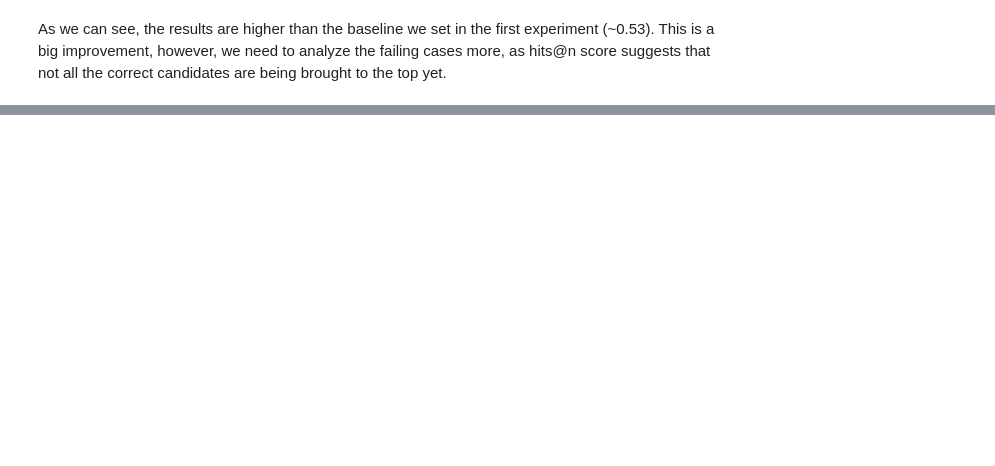
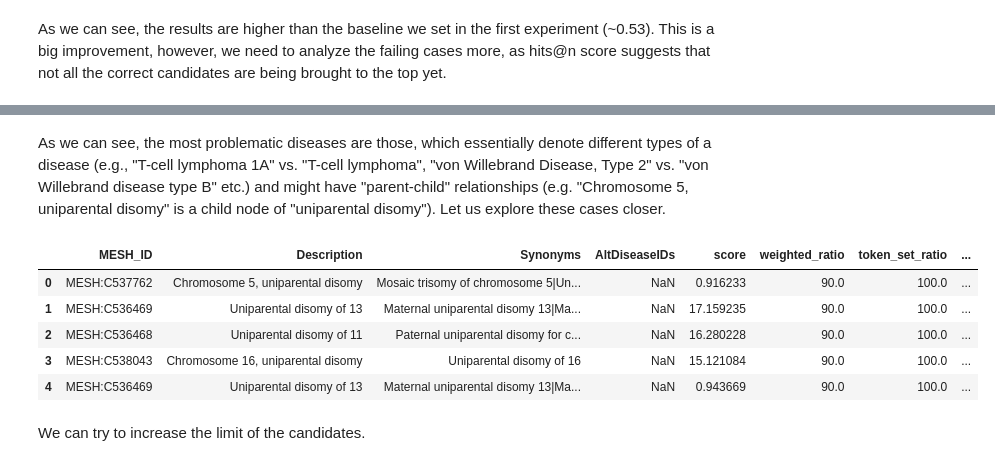
Before and after one commit to Yuliana7/biomedical-entity-linking, a Jupyter notebook: notebooks/canditates_ranking.ipynb, the cells around one changed output, grey strips where cells are left out. Drawn from its saved outputs; the diff is of its cells as text; code cells hidden in the pictures; blank space fills up the shorter version.

```diff
--- a/notebooks/canditates_ranking.ipynb
+++ b/notebooks/canditates_ranking.ipynb
@@ -211,0 +448,14 @@ As we can see, the results are higher than the baseline we set in the first expe
+# %% [markdown]
+As we can see, the most problematic diseases are those, which essentially denote different types of a disease (e.g., "T-cell lymphoma 1A" vs. "T-cell lymphoma", "von Willebrand Disease, Type 2" vs. "von Willebrand disease type B" etc.) and might have "parent-child" relationships (e.g. "Chromosome 5, uniparental disomy" is a child node of "uniparental disomy"). Let us explore these cases closer.
+# %%
+uniparental_disomy_df = pd.DataFrame(combined_predicted_values_with_shortest_path[1022])
+uniparental_disomy_df.head()
+# %% [output]
+|  | MESH_ID | Description | Synonyms | AltDiseaseIDs | score | weighted_ratio | token_set_ratio | ... |
+| 0 | MESH:C537762 | Chromosome 5, uniparental disomy | Mosaic trisomy of chromosome 5|Un... | NaN | 0.916233 | 90.0 | 100.0 | ... |
+| 1 | MESH:C536469 | Uniparental disomy of 13 | Maternal uniparental disomy 13|Ma... | NaN | 17.159235 | 90.0 | 100.0 | ... |
+| 2 | MESH:C536468 | Uniparental disomy of 11 | Paternal uniparental disomy for c... | NaN | 16.280228 | 90.0 | 100.0 | ... |
+| 3 | MESH:C538043 | Chromosome 16, uniparental disomy | Uniparental disomy of 16 | NaN | 15.121084 | 90.0 | 100.0 | ... |
+| 4 | MESH:C536469 | Uniparental disomy of 13 | Maternal uniparental disomy 13|Ma... | NaN | 0.943669 | 90.0 | 100.0 | ... |
+# %% [markdown]
+We can try to increase the limit of the candidates.
```
Also changed, not shown: parts of 36 cells of this notebook.
